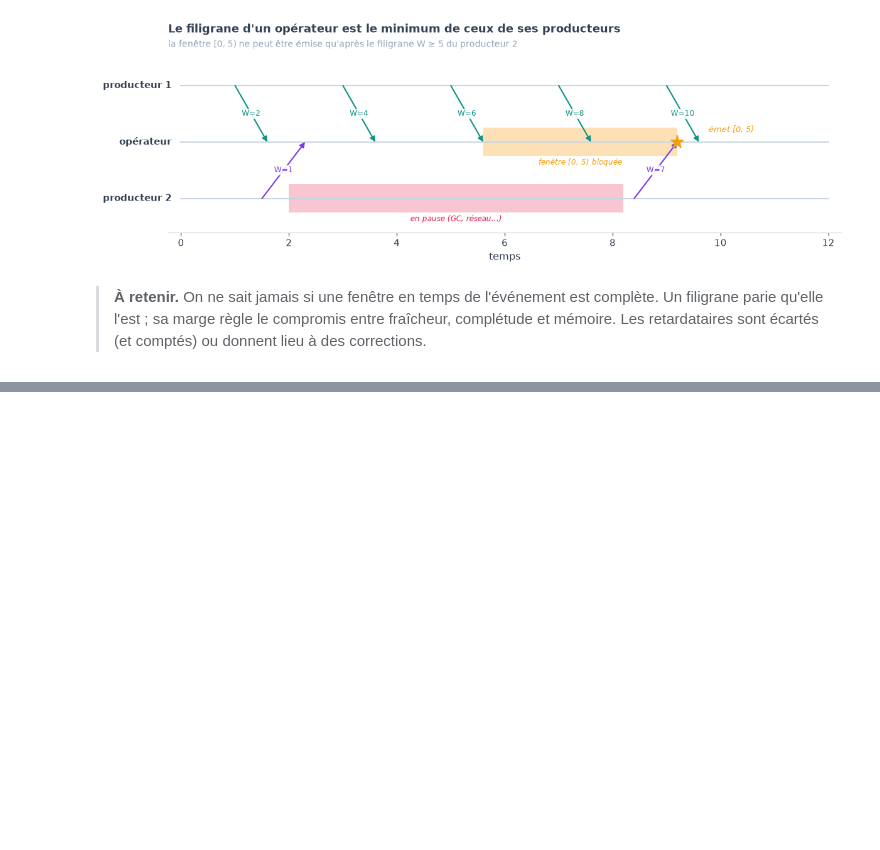
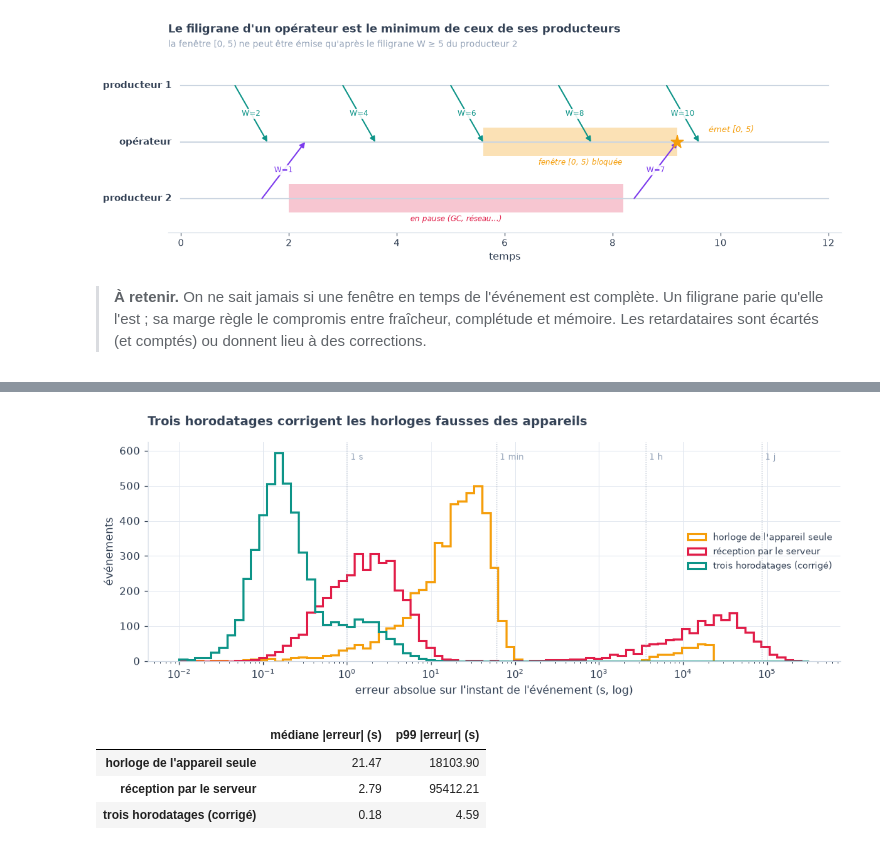
Before and after one commit to gwils28/Designing_Data_Intensive_Applications__ByTheBook, a Jupyter notebook: notebooks/ch11_traitement_de_flux/ch11_cours_6_raisonner_sur_le_temps.ipynb, the cells around one changed output, grey strips where cells are left out. Saved outputs shown, nothing was run; the diff lists cells and outputs as text; code cells hidden in the pictures; blank space fills up the shorter version.

Commit message:
ch11 cours 6 : L'horloge de qui ?

```diff
--- a/notebooks/ch11_traitement_de_flux/ch11_cours_6_raisonner_sur_le_temps.ipynb
+++ b/notebooks/ch11_traitement_de_flux/ch11_cours_6_raisonner_sur_le_temps.ipynb
@@ -193,0 +217,35 @@ stt.show()
+# %%
+m = 5000
+vrai_t = rng.uniform(0, 86400 * 3, m)
+decalage = rng.normal(0, 30, m)
+faux = rng.random(m) < 0.05
+decalage[faux] += rng.choice([-1, 1], faux.sum()) * rng.uniform(3600, 6 * 3600, faux.sum())   # fuseau mal réglé
+derive = 50e-6
+attente = np.where(rng.random(m) < 0.7, rng.exponential(2, m), rng.exponential(8 * 3600, m))  # hors ligne parfois
+envoi = vrai_t + attente
+reseau = rng.lognormal(np.log(0.15), 0.6, m)
+e_d = vrai_t + decalage
+s_d = envoi + decalage + derive * attente                 # le décalage a dérivé pendant l'attente
+r_s = envoi + reseau
+corrige = e_d + (r_s - s_d)
+erreurs = {"horloge de l'appareil seule": e_d - vrai_t, "réception par le serveur": r_s - vrai_t,
+           "trois horodatages (corrigé)": corrige - vrai_t}
+fig, ax = plt.subplots(figsize=(10, 4))
+bins = np.logspace(-2, 5.5, 80)
+for (nom, e), c in zip(erreurs.items(), [AMBER, ROSE, TEAL]):
+    ax.hist(np.abs(e), bins=bins, histtype="step", lw=2, color=c, label=nom)
+ax.set_xscale("log")
+ax.set_xlabel("erreur absolue sur l'instant de l'événement (s, log)"); ax.set_ylabel("événements")
+ax.set_title("Trois horodatages corrigent les horloges fausses des appareils")
+for x, lab in [(1, "1 s"), (60, "1 min"), (3600, "1 h"), (86400, "1 j")]:
+    ax.axvline(x, color=GRAY, lw=0.8, ls=":"); ax.text(x * 1.1, ax.get_ylim()[1] * 0.92, lab, fontsize=8, color=GRAY)
+ax.legend(loc="center right", fontsize=8.5)
+plt.tight_layout(); plt.show()
+pd.DataFrame({nom: {"médiane |erreur| (s)": np.median(np.abs(e)), "p99 |erreur| (s)": np.percentile(np.abs(e), 99)}
+              for nom, e in erreurs.items()}).T.round(2)
+# %% [output]
+[figure, added]
+|  | médiane |erreur| (s) | p99 |erreur| (s) |
+| horloge de l'appareil seule | 21.47 | 18103.90 |
+| réception par le serveur | 2.79 | 95412.21 |
+| trois horodatages (corrigé) | 0.18 | 4.59 |
```
Also changed, not shown: parts of 2 cells of this notebook.
